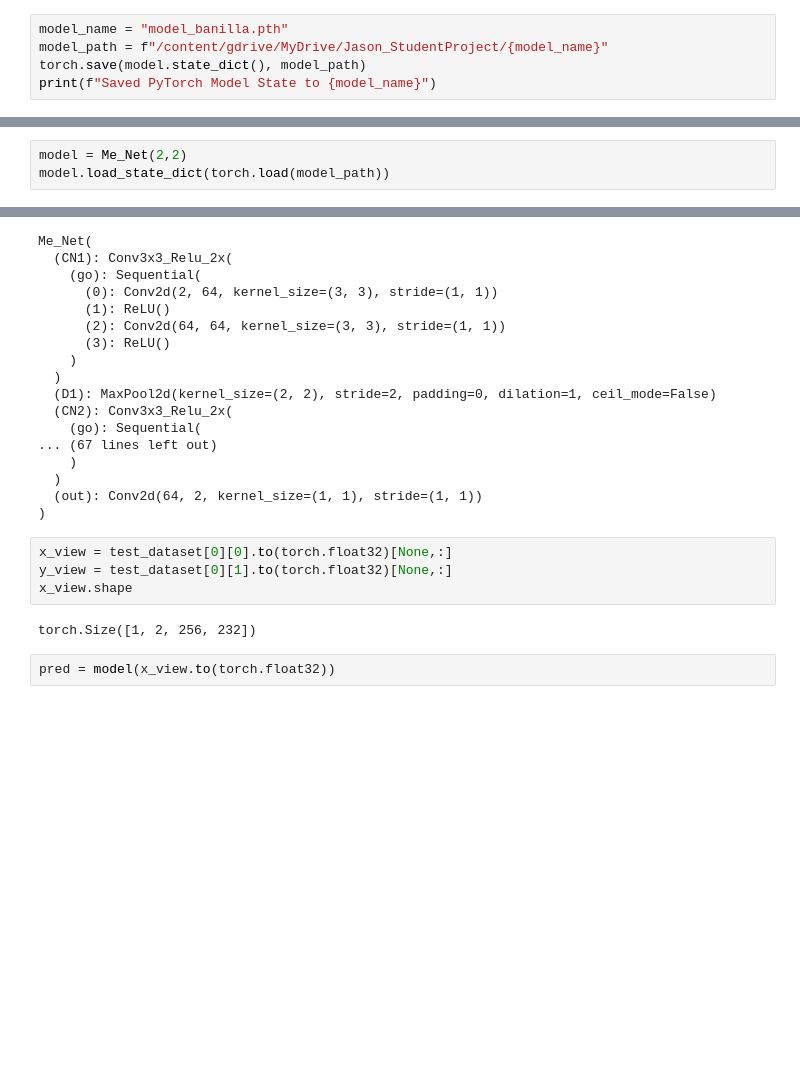
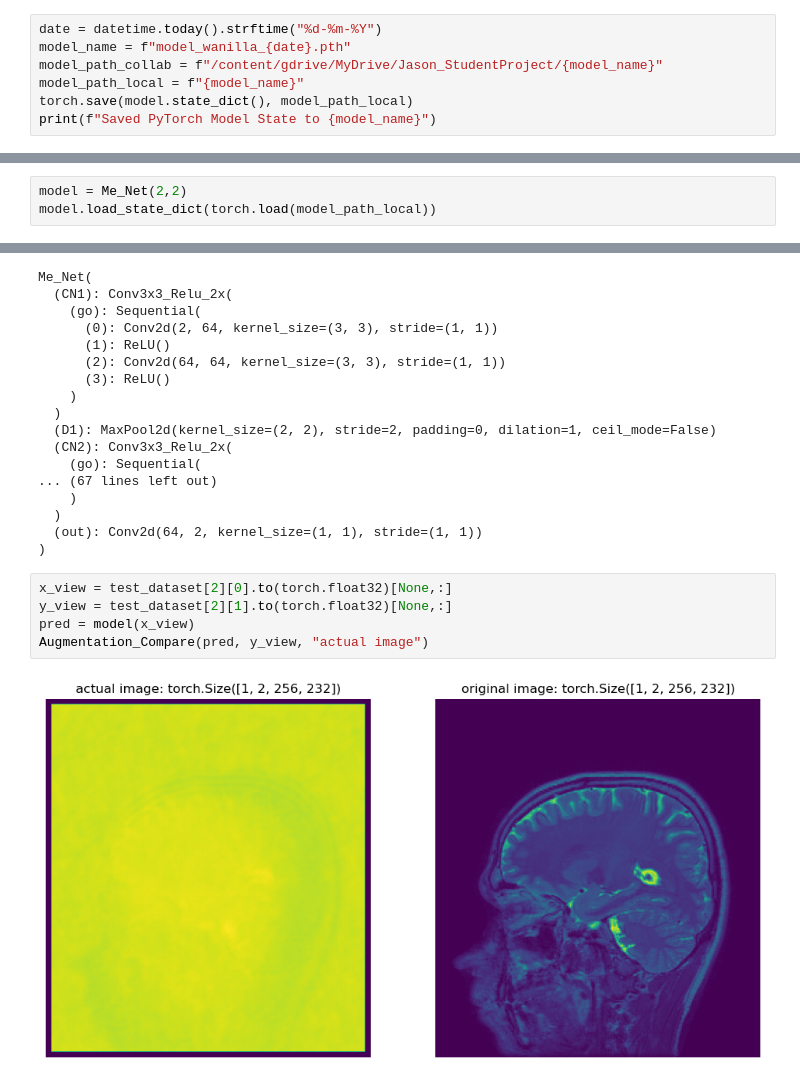
Before and after one commit to JasonLiu2024/MRI_project, a Jupyter notebook: Project_Colab_230409.ipynb, the cells around one changed output, grey strips where cells are left out. Cells and saved outputs as stored; diff of their text form; blank space fills up the shorter version.

Commit message:
trained model again

```diff
--- a/Project_Colab_230409.ipynb
+++ b/Project_Colab_230409.ipynb
@@ -475,8 +458,10 @@ Test Error:
 
 Done!
 # %%
-model_name = "model_banilla.pth"
-model_path = f"/content/gdrive/MyDrive/Jason_StudentProject/{model_name}"
-torch.save(model.state_dict(), model_path)
+date = datetime.today().strftime("%d-%m-%Y")
+model_name = f"model_wanilla_{date}.pth"
+model_path_collab = f"/content/gdrive/MyDrive/Jason_StudentProject/{model_name}"
+model_path_local = f"{model_name}"
+torch.save(model.state_dict(), model_path_local)
 print(f"Saved PyTorch Model State to {model_name}")
 # %% [output]
@@ -484,6 +469,6 @@ Saved PyTorch Model State to model_banilla.pth
 # %%
 model = Me_Net(2,2)
-model.load_state_dict(torch.load(model_path))
+model.load_state_dict(torch.load(model_path_local))
 # %% [output]
 <All keys matched successfully>
 # %%
@@ -507,10 +492,9 @@ Me_Net(
   (out): Conv2d(64, 2, kernel_size=(1, 1), stride=(1, 1))
 )
 # %%
-x_view = test_dataset[0][0].to(torch.float32)[None,:]
-y_view = test_dataset[0][1].to(torch.float32)[None,:]
-x_view.shape
+x_view = test_dataset[2][0].to(torch.float32)[None,:]
+y_view = test_dataset[2][1].to(torch.float32)[None,:]
+pred = model(x_view)
+Augmentation_Compare(pred, y_view, "actual image")
 # %% [output]
-torch.Size([1, 2, 256, 232])
+[figure, added]
-# %%
-pred = model(x_view.to(torch.float32))
```
Also changed, not shown: parts of 10 cells of this notebook, 1 other file.
